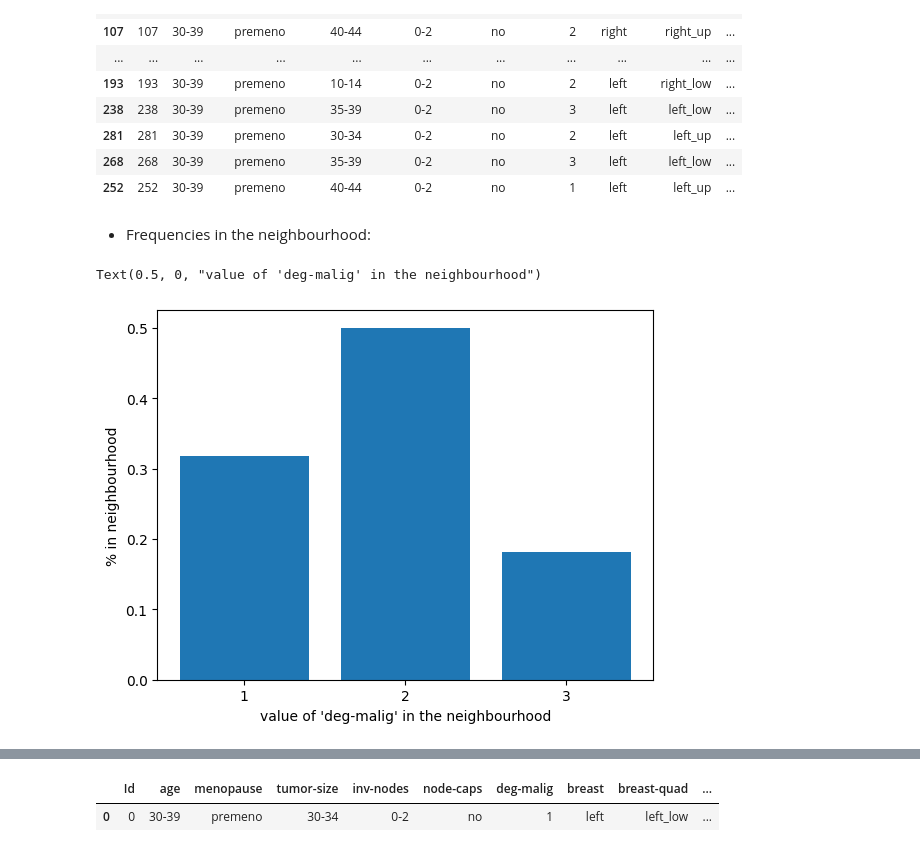
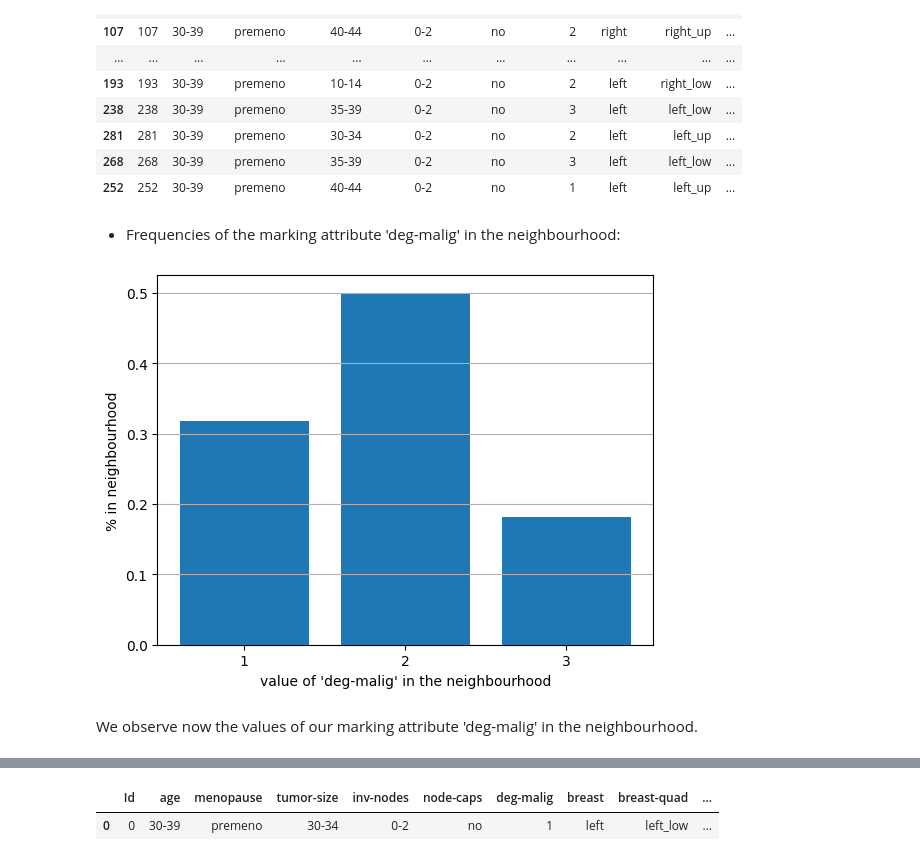
Before and after one commit to tanjascats/NCorr-FP, a Jupyter notebook: NN-scheme-demo.ipynb, the cells around one changed output, grey strips where cells are left out. Cells and saved outputs as stored; diff of their text form; code cells hidden in the pictures.

```diff
--- a/NN-scheme-demo.ipynb
+++ b/NN-scheme-demo.ipynb
@@ -69,14 +103,16 @@ dataset.iloc[iter_log[0]['neighbors']]
 | 268 | 268 | 30-39 | premeno | 35-39 | 0-2 | no | 3 | left | left_low | ... |
 | 252 | 252 | 30-39 | premeno | 40-44 | 0-2 | no | 1 | left | left_up | ... |
 # %% [markdown]
-- Frequencies in the neighbourhood:
+- Frequencies of the marking attribute 'deg-malig' in the neighbourhood:
 # %%
 plt.bar(list(iter_log[0]['frequencies'].keys()), list(iter_log[0]['frequencies'].values()), align='center')
 plt.xticks(list(iter_log[0]['frequencies'].keys()))
 plt.ylabel('% in neighbourhood')
 plt.xlabel('value of \'deg-malig\' in the neighbourhood')
+plt.grid(axis='y')
 # %% [output]
-Text(0.5, 0, "value of 'deg-malig' in the neighbourhood")
-[figure, old version]
+[figure, new version]
+# %% [markdown]
+We observe now the values of our marking attribute 'deg-malig' in the neighbourhood.
 # %% [markdown]
 #### Marking:
```
Also changed, not shown: parts of 58 cells of this notebook, 10 other files.
